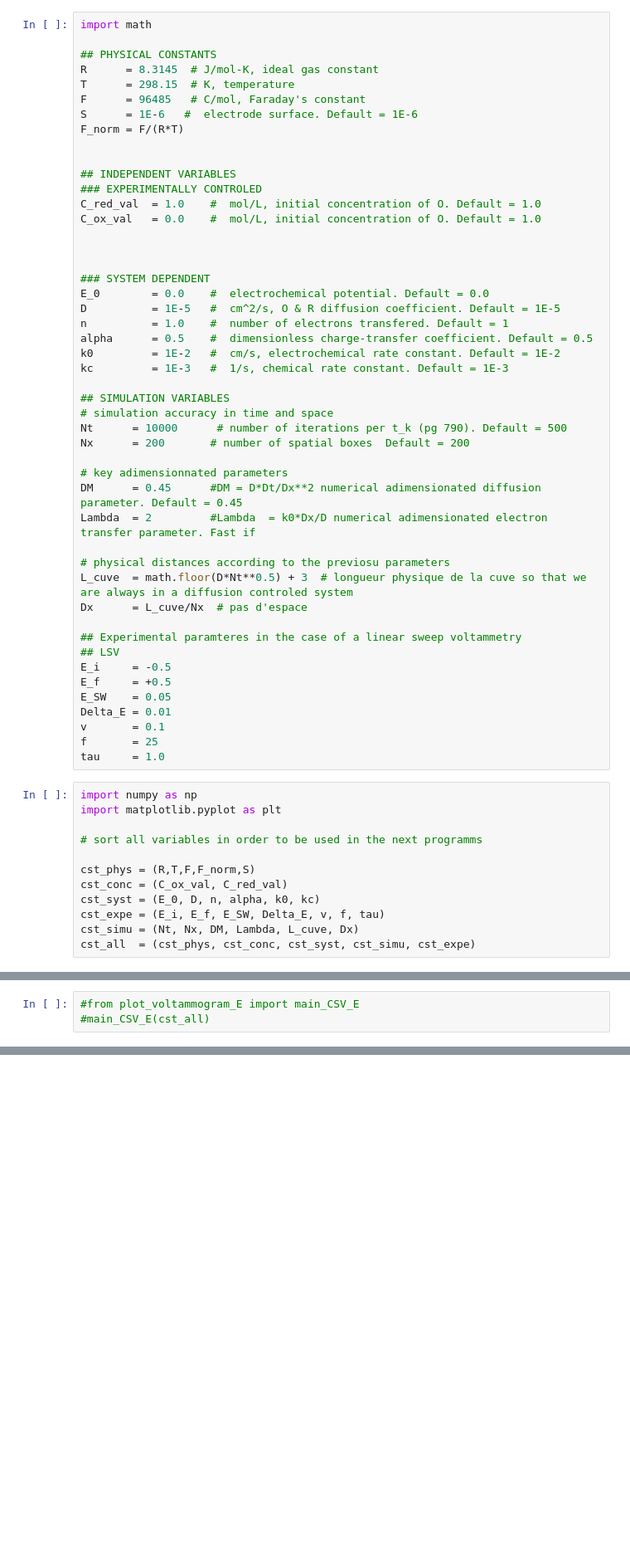
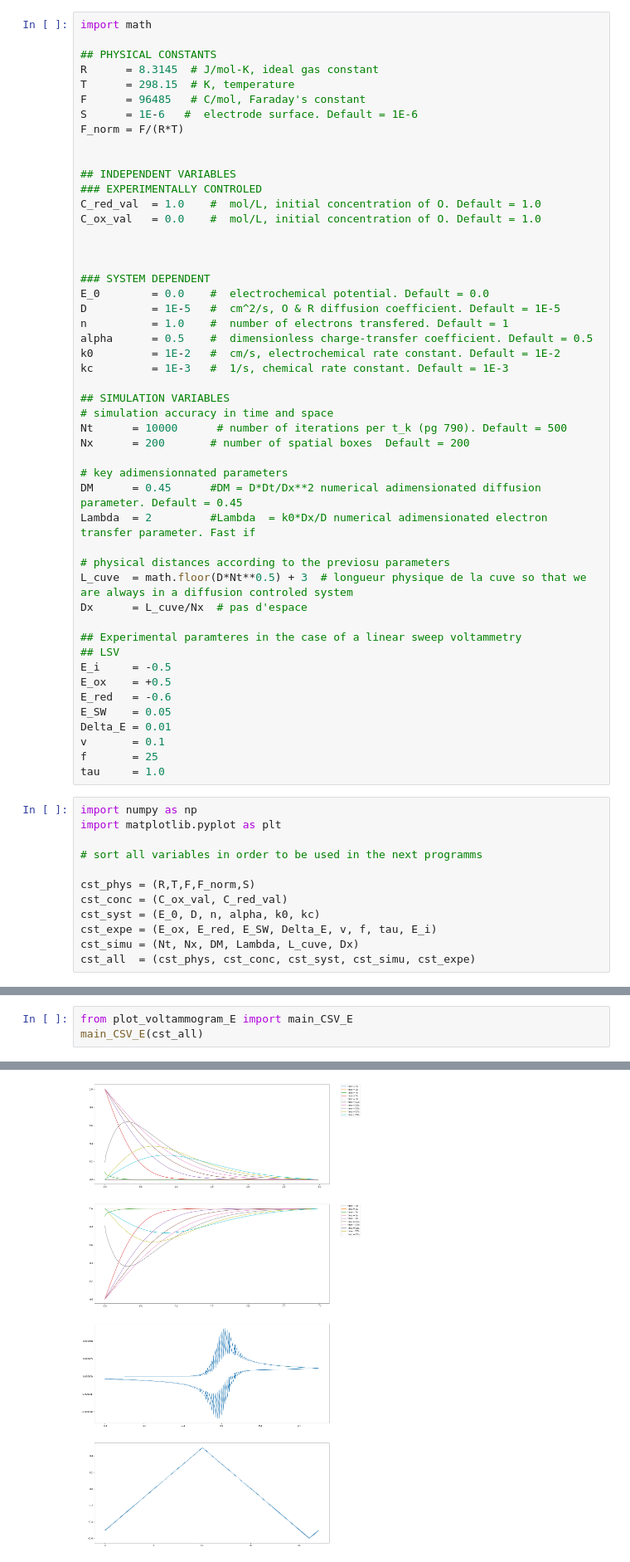
Before and after one commit to truejulosdu13/Electrochemistry, a Jupyter notebook: E_mechanism/voltammogram_E.ipynb, the cells around one changed output, grey strips where cells are left out. Shown at 83% size. Cells and saved outputs as stored; diff of their text form; blank space fills up the shorter version.

```diff
--- a/E_mechanism/voltammogram_E.ipynb
+++ b/E_mechanism/voltammogram_E.ipynb
@@ -40,7 +40,8 @@ Dx      = L_cuve/Nx  # pas d'espace
 ## Experimental paramteres in the case of a linear sweep voltammetry
 ## LSV
 E_i     = -0.5
-E_f     = +0.5
+E_ox    = +0.5
+E_red   = -0.6
 E_SW    = 0.05
 Delta_E = 0.01
 v       = 0.1
@@ -55,7 +56,7 @@ import matplotlib.pyplot as plt
 cst_phys = (R,T,F,F_norm,S)
 cst_conc = (C_ox_val, C_red_val)
 cst_syst = (E_0, D, n, alpha, k0, kc)
-cst_expe = (E_i, E_f, E_SW, Delta_E, v, f, tau)
+cst_expe = (E_ox, E_red, E_SW, Delta_E, v, f, tau, E_i)
 cst_simu = (Nt, Nx, DM, Lambda, L_cuve, Dx)
 cst_all  = (cst_phys, cst_conc, cst_syst, cst_simu, cst_expe)
 # %%
@@ -69,3 +65,4 @@ array([ 3.82339835e-13,  2.80368921e-13,  2.31272763e-13, ...,
 # %%
-#from plot_voltammogram_E import main_CSV_E
-#main_CSV_E(cst_all)
+from plot_voltammogram_E import main_CSV_E
+main_CSV_E(cst_all)
+# %% [output]
@@ -71,0 +70 @@ array([ 3.82339835e-13,  2.80368921e-13,  2.31272763e-13, ...,
+[figure, added]
```
Also changed, not shown: parts of 2 cells of this notebook, 14 other files.
